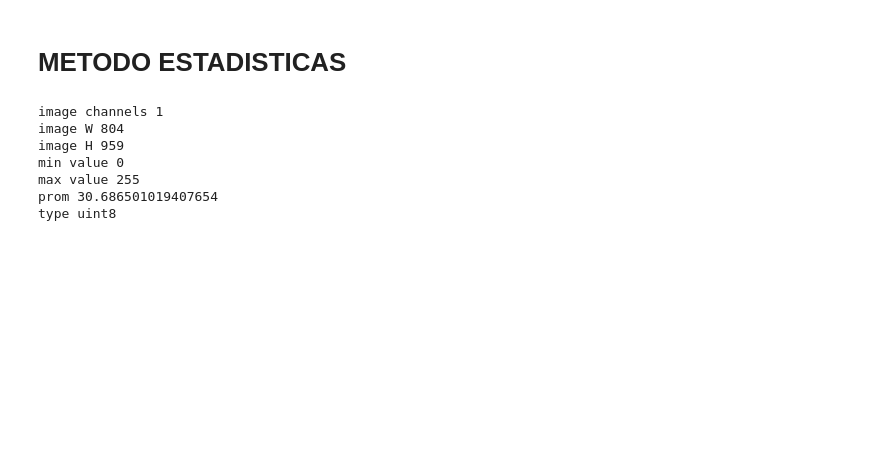
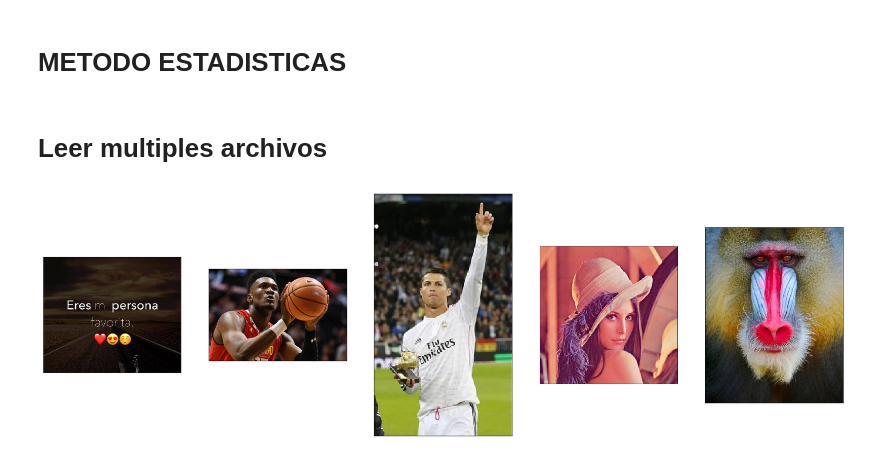
Before and after one commit to Sagalo04/process, a Jupyter notebook: procesamiento.ipynb, the cells around one changed output. Drawn from its saved outputs; the diff is of its cells as text; code cells hidden in the pictures; blank space fills up the shorter version.

```diff
--- a/procesamiento.ipynb
+++ b/procesamiento.ipynb
@@ -166,12 +164,27 @@ def estadisticas(img):
   print("prom",img.mean())
   print("type",img.dtype)
 
-estadisticas(img_GRAY)
+estadisticas(img_RGB)
-# %% [output]
-image channels 1
-image W 804
-image H 959
-min value 0
-max value 255
-prom 30.686501019407654
-type uint8
+# %% [markdown]
+# **Leer multiples archivos**
+# %%
+images = []
+IMAGE_DIRECTORY='/content/drive/My Drive/PDI/Ejemplos clase/'
+
+def get_image(image_path):
+  image = cv2.imread(image_path)
+  image = cv2.cvtColor(image, cv2.COLOR_BGR2RGB)
+  return image
+
+for file in os.listdir(IMAGE_DIRECTORY):
+  if not file.startswith('.'):
+    images.append(get_image(os.path.join(IMAGE_DIRECTORY, file )))
+
+plt.figure(figsize=(30,20))
+for i in range(len(images)):
+  plt.subplot(1, len(images),i+1)
+  plt.xticks([]), plt.yticks([])
+  plt.imshow(images[i])
+  #estadisticas(images[i])
+# %% [output]
+[figure, added]
```
Also changed, not shown: parts of 1 cell of this notebook.
